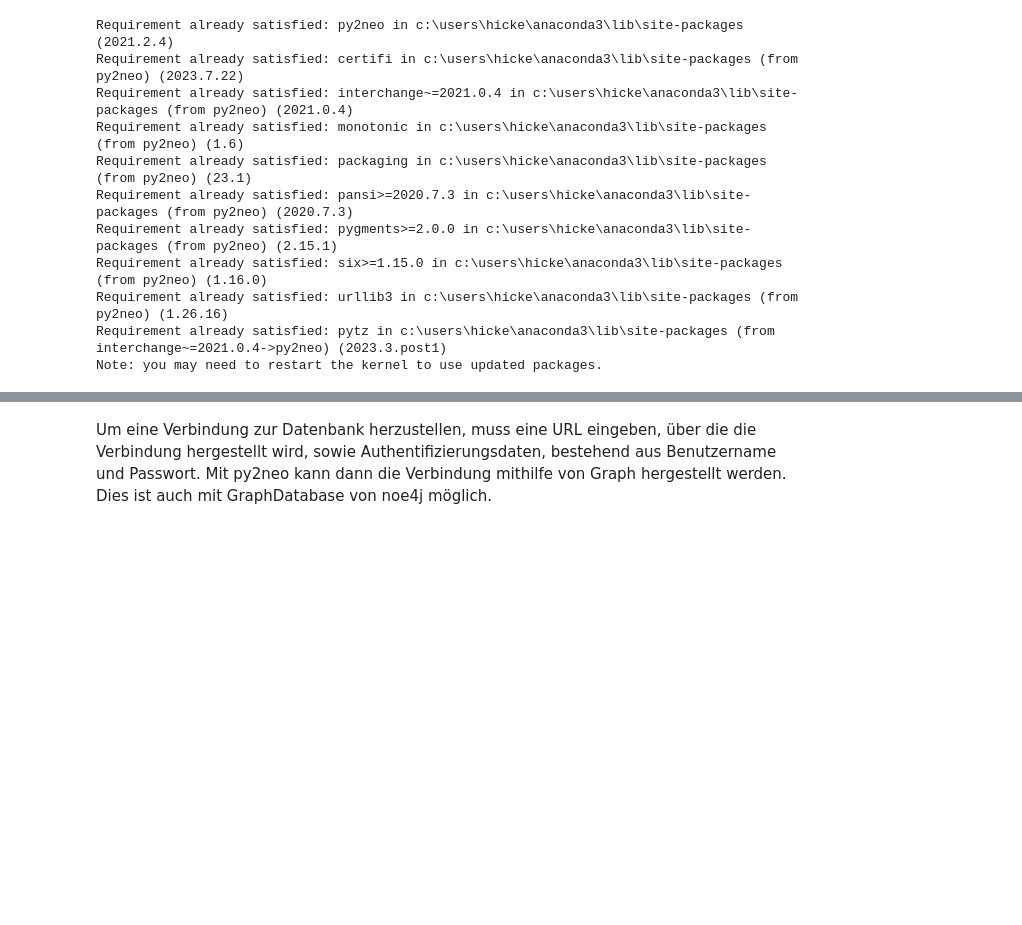
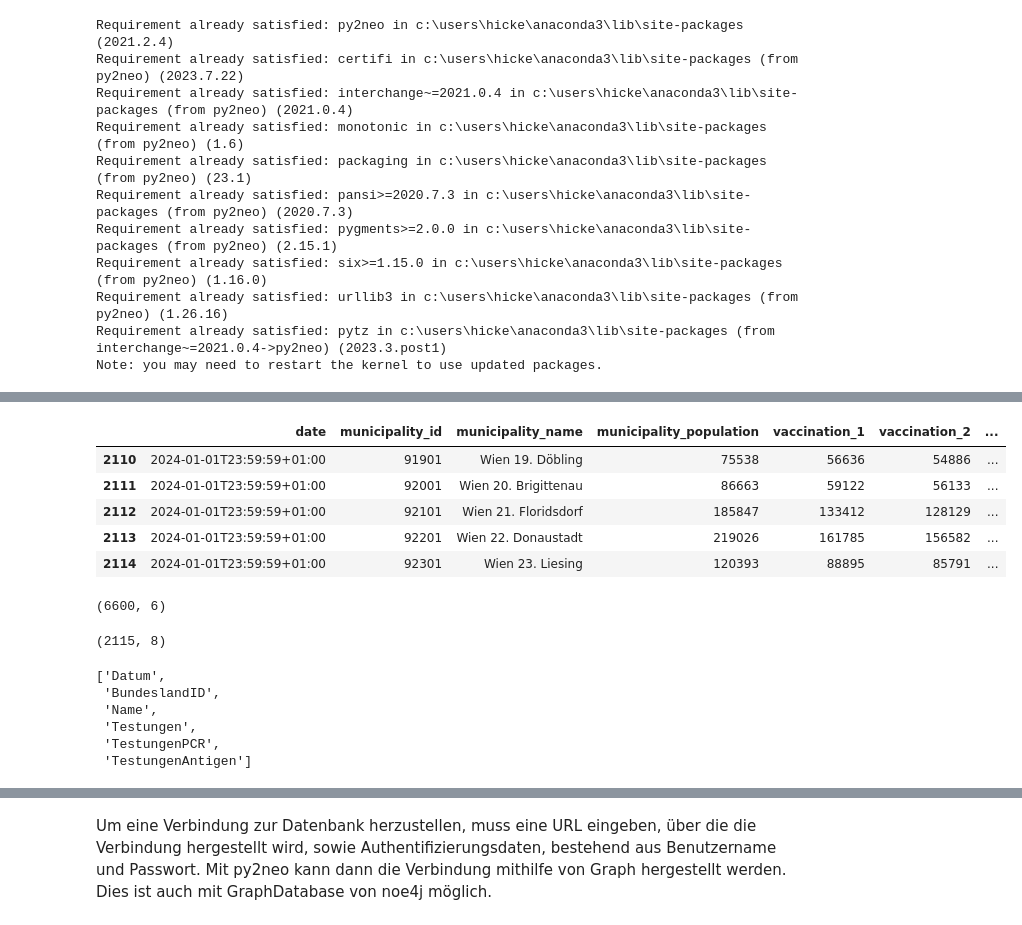
Before and after one commit to wi22b085/big-data, a Jupyter notebook: Neo4J/Neo4J.ipynb, the cells around one changed output, grey strips where cells are left out. Cells and saved outputs as stored; diff of their text form; code cells hidden in the pictures; blank space fills up the shorter version.

```diff
--- a/Neo4J/Neo4J.ipynb
+++ b/Neo4J/Neo4J.ipynb
@@ -139,0 +76,26 @@ import csv
+# %%
+vaccines.tail()
+# %% [output]
+|  | date | municipality_id | municipality_name | municipality_population | vaccination_1 | vaccination_2 | ... |
+| 2110 | 2024-01-01T23:59:59+01:00 | 91901 | Wien 19. Döbling | 75538 | 56636 | 54886 | ... |
+| 2111 | 2024-01-01T23:59:59+01:00 | 92001 | Wien 20. Brigittenau | 86663 | 59122 | 56133 | ... |
+| 2112 | 2024-01-01T23:59:59+01:00 | 92101 | Wien 21. Floridsdorf | 185847 | 133412 | 128129 | ... |
+| 2113 | 2024-01-01T23:59:59+01:00 | 92201 | Wien 22. Donaustadt | 219026 | 161785 | 156582 | ... |
+| 2114 | 2024-01-01T23:59:59+01:00 | 92301 | Wien 23. Liesing | 120393 | 88895 | 85791 | ... |
+# %%
+faelle.shape
+# %% [output]
+(6600, 6)
+# %%
+vaccines.shape
+# %% [output]
+(2115, 8)
+# %%
+faelle.columns.tolist()
+# %% [output]
+['Datum',
+ 'BundeslandID',
+ 'Name',
+ 'Testungen',
+ 'TestungenPCR',
+ 'TestungenAntigen']
```
Also changed, not shown: parts of 14 cells of this notebook, 3 other files.
